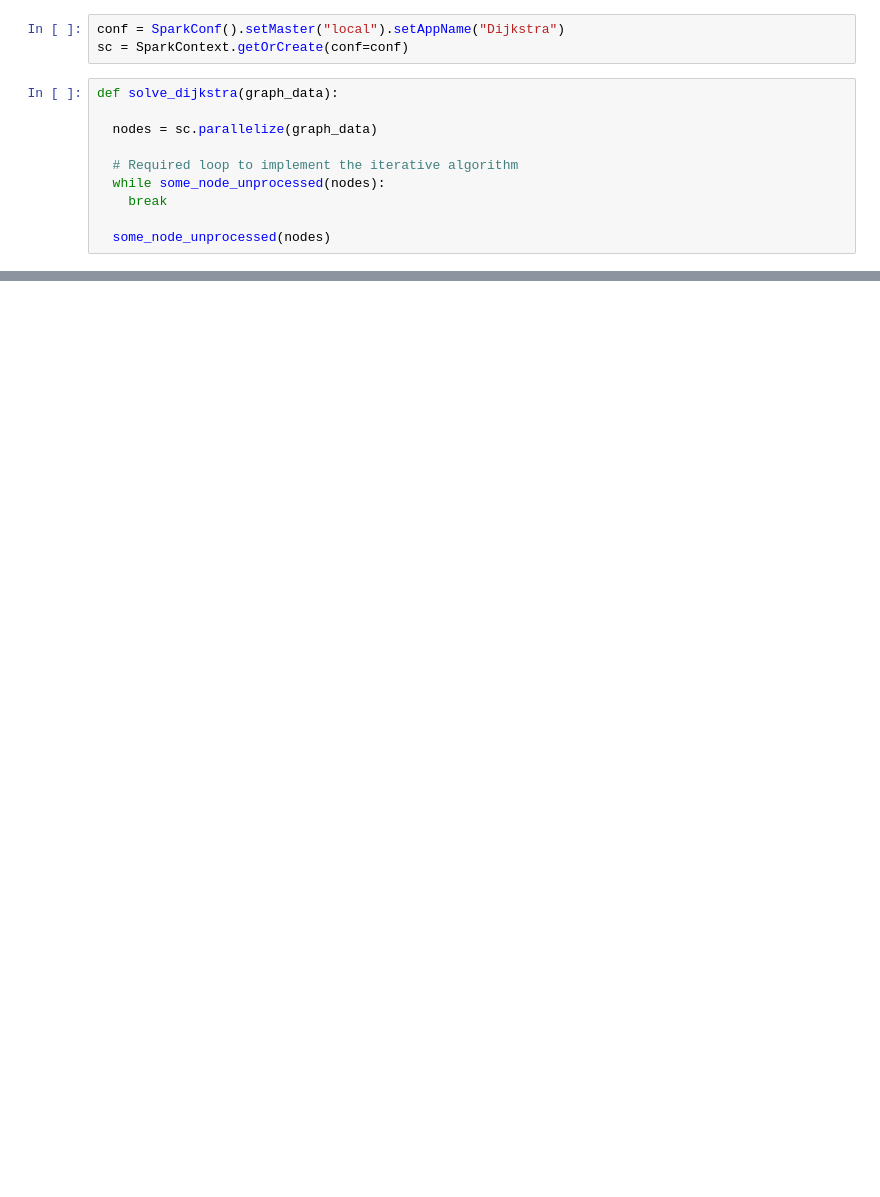
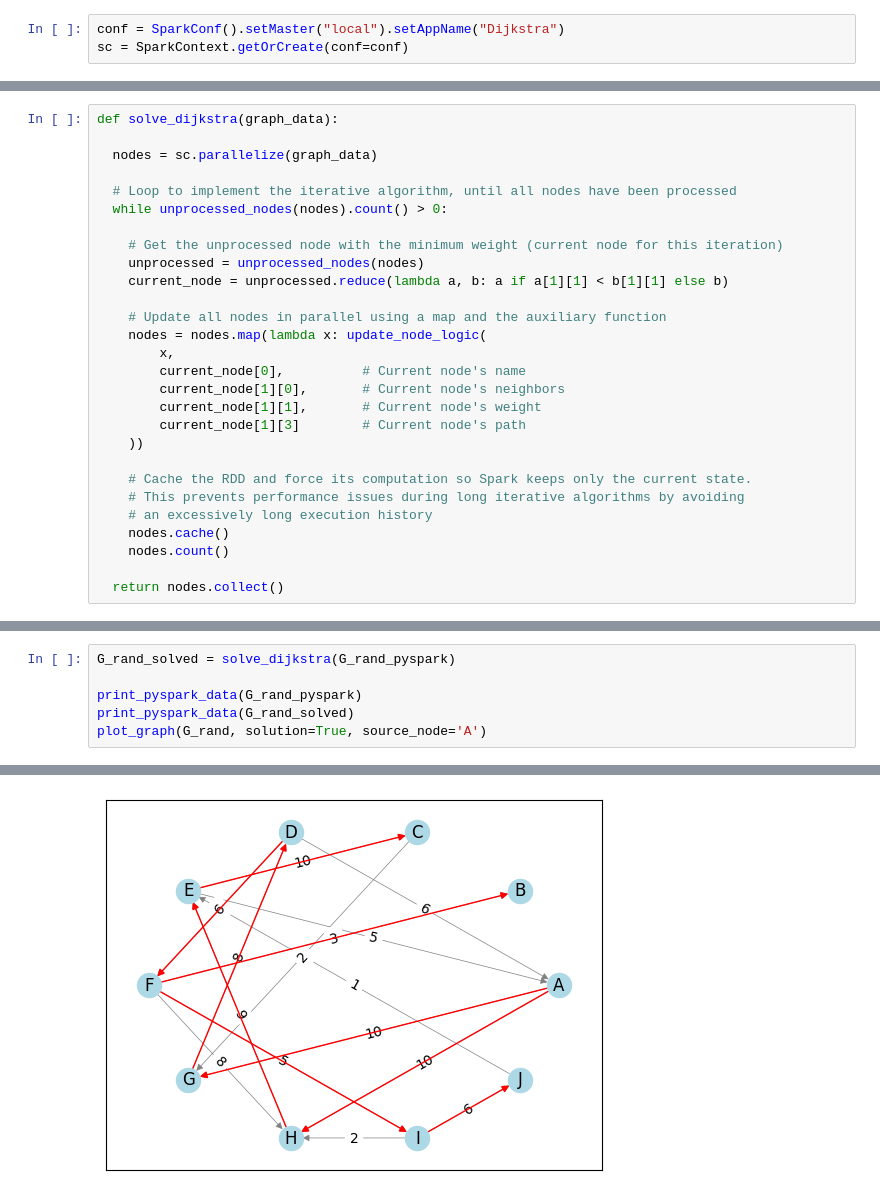
Before and after one commit to ASerraMartin/SAC_Spark, a Jupyter notebook: SAC_Spark.ipynb, the cells around one changed output, grey strips where cells are left out. Saved outputs shown, nothing was run; the diff lists cells and outputs as text; blank space fills up the shorter version.

```diff
--- a/SAC_Spark.ipynb
+++ b/SAC_Spark.ipynb
@@ -186,13 +253,3 @@ def some_node_unprocessed(nodes):
 # %%
 conf = SparkConf().setMaster("local").setAppName("Dijkstra")
 sc = SparkContext.getOrCreate(conf=conf)
-# %%
-def solve_dijkstra(graph_data):
-
-  nodes = sc.parallelize(graph_data)
-
-  # Required loop to implement the iterative algorithm
-  while some_node_unprocessed(nodes):
-    break
-
-  some_node_unprocessed(nodes)
@@ -221,0 +256,28 @@ solve_dijkstra(G_pyspark)
+# %%
+def solve_dijkstra(graph_data):
+
+  nodes = sc.parallelize(graph_data)
+
+  # Loop to implement the iterative algorithm, until all nodes have been processed
+  while unprocessed_nodes(nodes).count() > 0:
+
+    # Get the unprocessed node with the minimum weight (current node for this iteration)
+    unprocessed = unprocessed_nodes(nodes)
+    current_node = unprocessed.reduce(lambda a, b: a if a[1][1] < b[1][1] else b)
+
+    # Update all nodes in parallel using a map and the auxiliary function
+    nodes = nodes.map(lambda x: update_node_logic(
+        x,
+        current_node[0],          # Current node's name
+        current_node[1][0],       # Current node's neighbors
+        current_node[1][1],       # Current node's weight
+        current_node[1][3]        # Current node's path
+    ))
+
+    # Cache the RDD and force its computation so Spark keeps only the current state.
+    # This prevents performance issues during long iterative algorithms by avoiding
+    # an excessively long execution history
+    nodes.cache()
+    nodes.count()
+
+  return nodes.collect()
@@ -221,0 +311,7 @@ solve_dijkstra(G_pyspark)
+# %%
+G_rand_solved = solve_dijkstra(G_rand_pyspark)
+
+print_pyspark_data(G_rand_pyspark)
+print_pyspark_data(G_rand_solved)
+plot_graph(G_rand, solution=True, source_node='A')
+# %% [output]
@@ -221,0 +335 @@ solve_dijkstra(G_pyspark)
+[figure, added]
```
Also changed, not shown: parts of 15 cells of this notebook.
